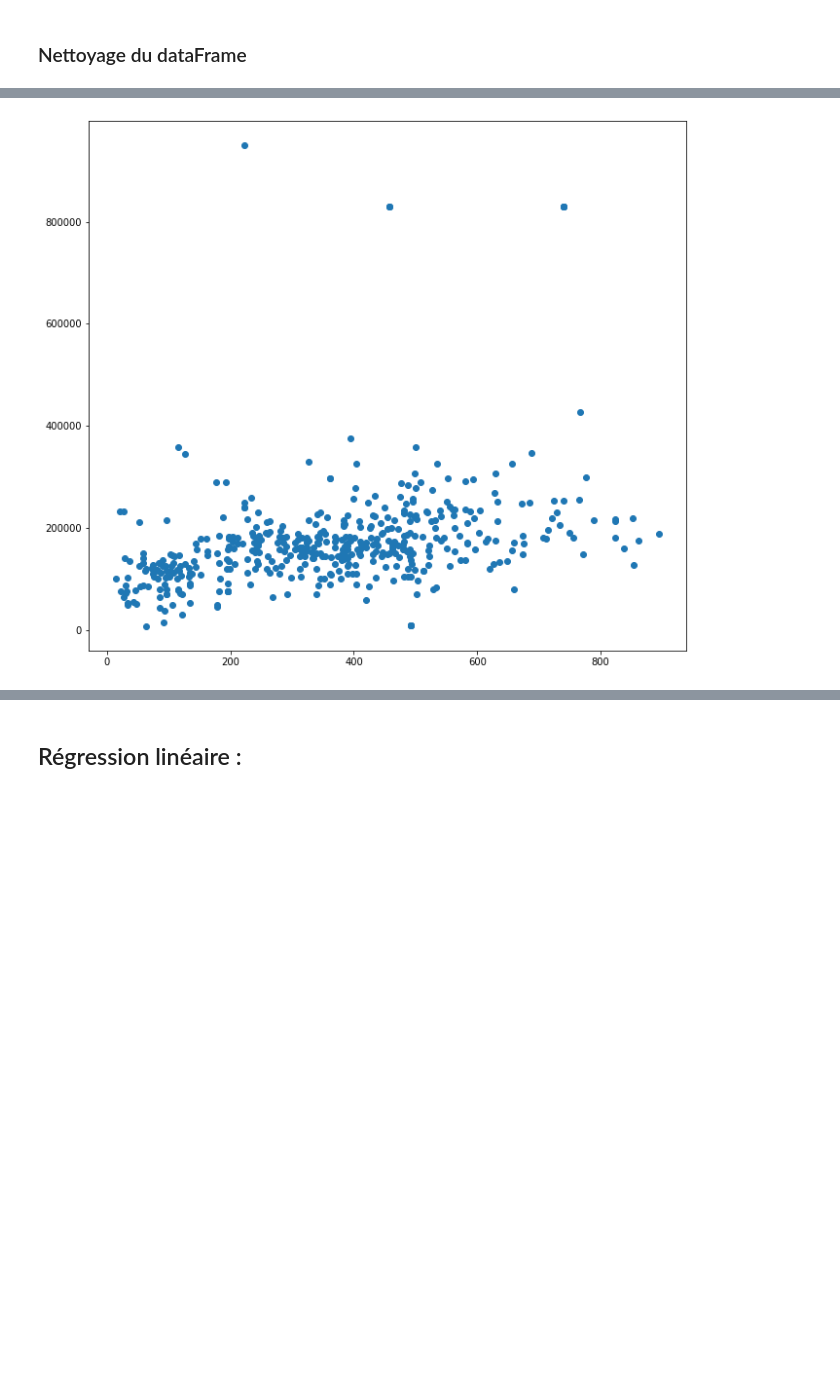
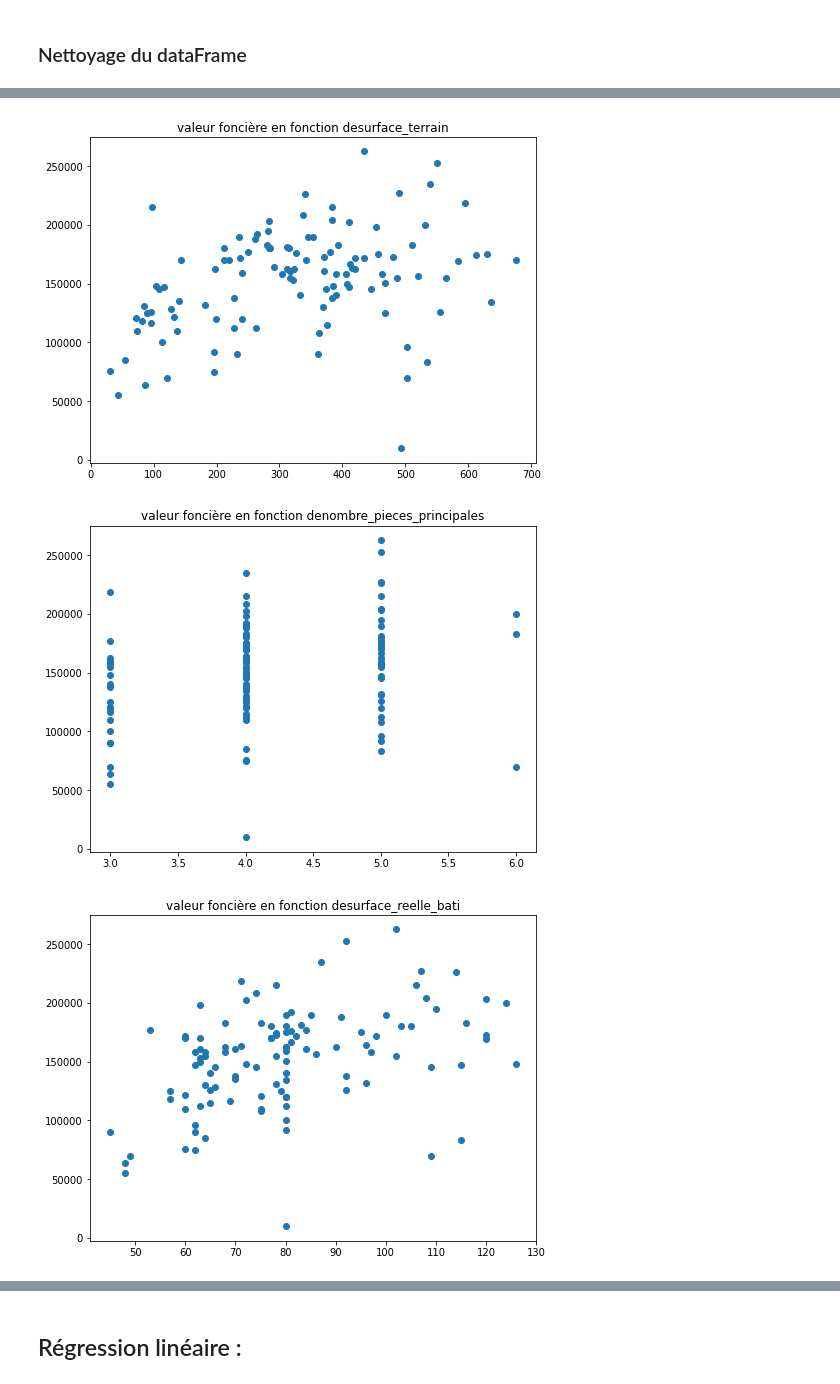
Before and after one commit to HibaIdrissiManali/Projet, a Jupyter notebook: Visualisation.ipynb, the cells around one changed output, grey strips where cells are left out. Cells and saved outputs as stored; diff of their text form; code cells hidden in the pictures; blank space fills up the shorter version.

Commit message:
Visualisation + Analyse plus détaillée

```diff
--- a/Visualisation.ipynb
+++ b/Visualisation.ipynb
@@ -119,0 +205,3 @@ array(['sols', "terrains d'agrément", 'jardins', 'landes',
+# %%
+largest_pp = df['nombre_pieces_principales'].nsmallest(1) #13
+df = df.drop(largest_pp.index)
@@ -119,0 +215,3 @@ array(['sols', "terrains d'agrément", 'jardins', 'landes',
+# %%
+largest_sr = df['surface_reelle_bati'].nlargest(1) #10
+df = df.drop(largest_sr.index)
@@ -119,0 +225,8 @@ array(['sols', "terrains d'agrément", 'jardins', 'landes',
+# %%
+largest_st = df['surface_terrain'].nlargest(5) #5
+df = df.drop(largest_st.index)
+
+df['surface_terrain'].plot.box(figsize=(20, 4))
+
+# Show the plot
+plt.show()
@@ -119,0 +253,6 @@ array(['sols', "terrains d'agrément", 'jardins', 'landes',
+# %%
+col = ['nature_mutation','nombre_lots','type_local','nature_culture']
+for l in col :
+    counts = df[[l]].apply(pd.value_counts)
+    counts.plot.pie(subplots=True, figsize=(8, 4))
+    plt.show()
@@ -141,11 +283,14 @@ plt.show()
 # %%
-largest = df['surface_terrain'].nlargest(10)
+"""largest = df['surface_terrain'].nlargest(10)
 df = df.drop(largest.index)
-
-fig, ax = plt.subplots(figsize=(11,10))
-
-ax.scatter( df['surface_terrain'],df['valeur_fonciere'])
-# Show the plot
-plt.show()
+"""
+col2 = ['surface_terrain', 'nombre_pieces_principales','surface_reelle_bati','code_type_local']
+for l in col2 :
+    fig, ax = plt.subplots(figsize=(8,6))
+    ax.scatter( df[[l]],df['valeur_fonciere'])
+    plt.title('valeur foncière en fonction de' + l)
+    plt.show()
 # %% [output]
-[figure, old version]
+[figure, new version]
+[figure, added]
+[figure, added]
```
Also changed, not shown: parts of 48 cells of this notebook, 2 other files.
